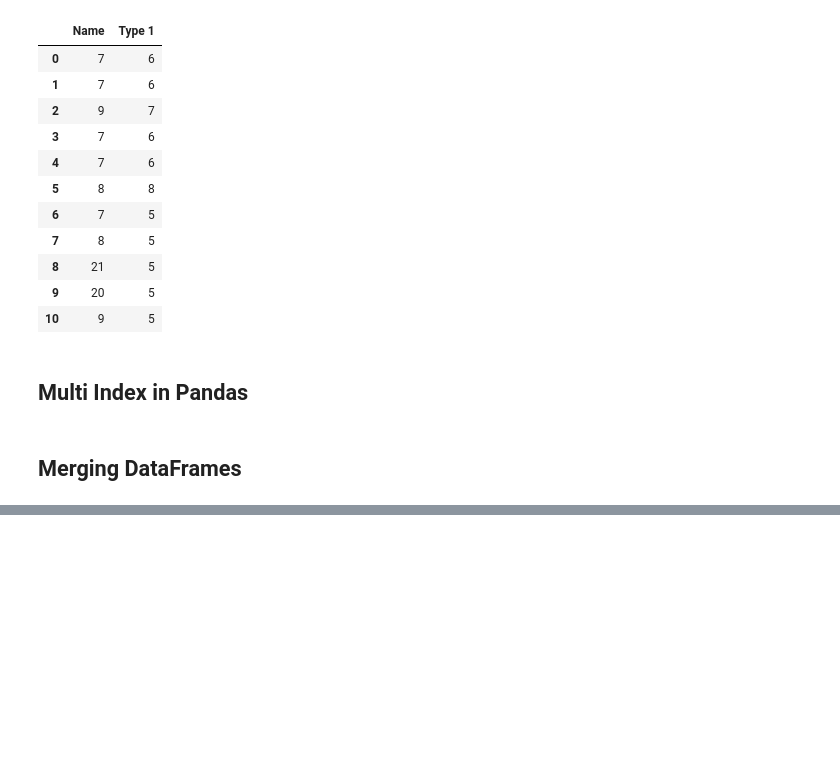
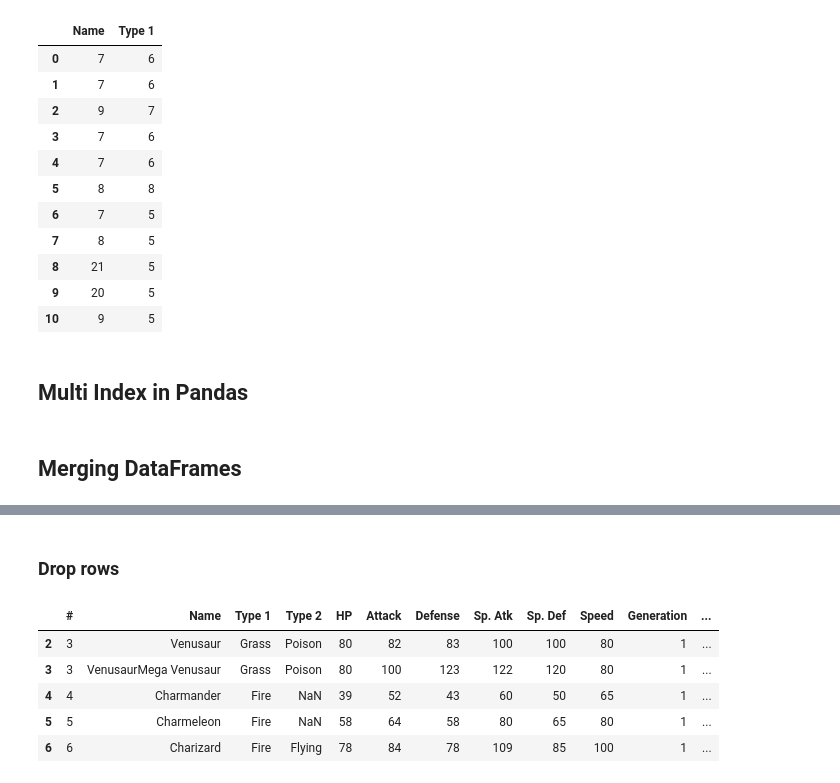
Before and after one commit to mahdibouaziz/Data-Science-with-Python, a Jupyter notebook: Chapter3 pandas.ipynb, the cells around one changed output, grey strips where cells are left out. Cells and saved outputs as stored; diff of their text form; code cells hidden in the pictures; blank space fills up the shorter version.

```diff
--- a/Chapter3 pandas.ipynb
+++ b/Chapter3 pandas.ipynb
@@ -964,0 +1134,13 @@ df[["Name","Type 1"]].applymap(len)
+# %% [markdown]
+### Drop rows
+# %%
+#old way to drop row
+#drop the row numer 0 and 1
+df.drop([0,1],axis=0).head()
+# %% [output]
+|  | # | Name | Type 1 | Type 2 | HP | Attack | Defense | Sp. Atk | Sp. Def | Speed | Generation | ... |
+| 2 | 3 | Venusaur | Grass | Poison | 80 | 82 | 83 | 100 | 100 | 80 | 1 | ... |
+| 3 | 3 | VenusaurMega Venusaur | Grass | Poison | 80 | 100 | 123 | 122 | 120 | 80 | 1 | ... |
+| 4 | 4 | Charmander | Fire | NaN | 39 | 52 | 43 | 60 | 50 | 65 | 1 | ... |
+| 5 | 5 | Charmeleon | Fire | NaN | 58 | 64 | 58 | 80 | 65 | 80 | 1 | ... |
+| 6 | 6 | Charizard | Fire | Flying | 78 | 84 | 78 | 109 | 85 | 100 | 1 | ... |
```
Also changed, not shown: parts of 21 cells of this notebook.
